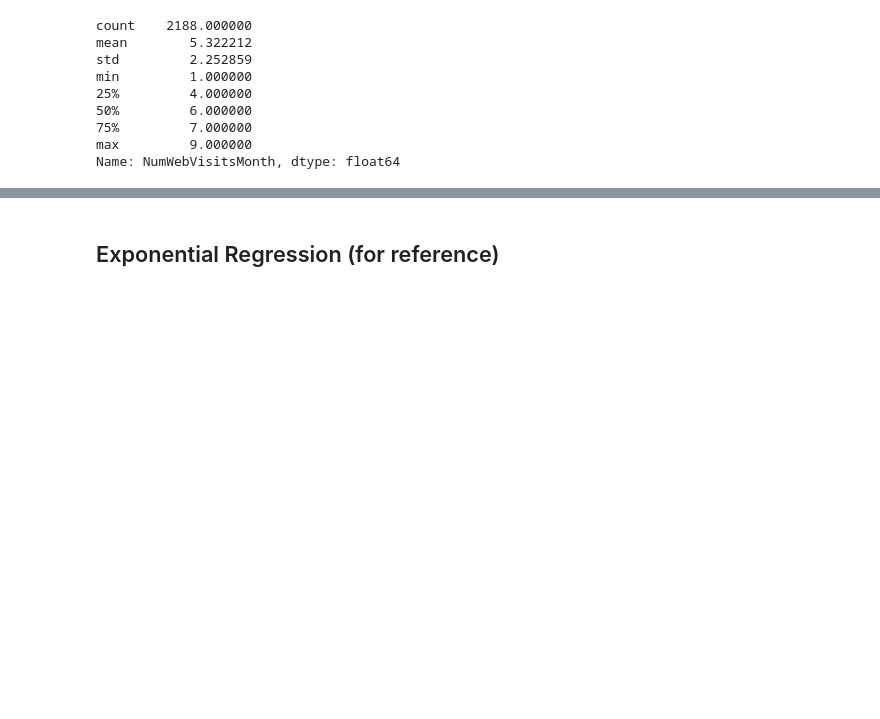
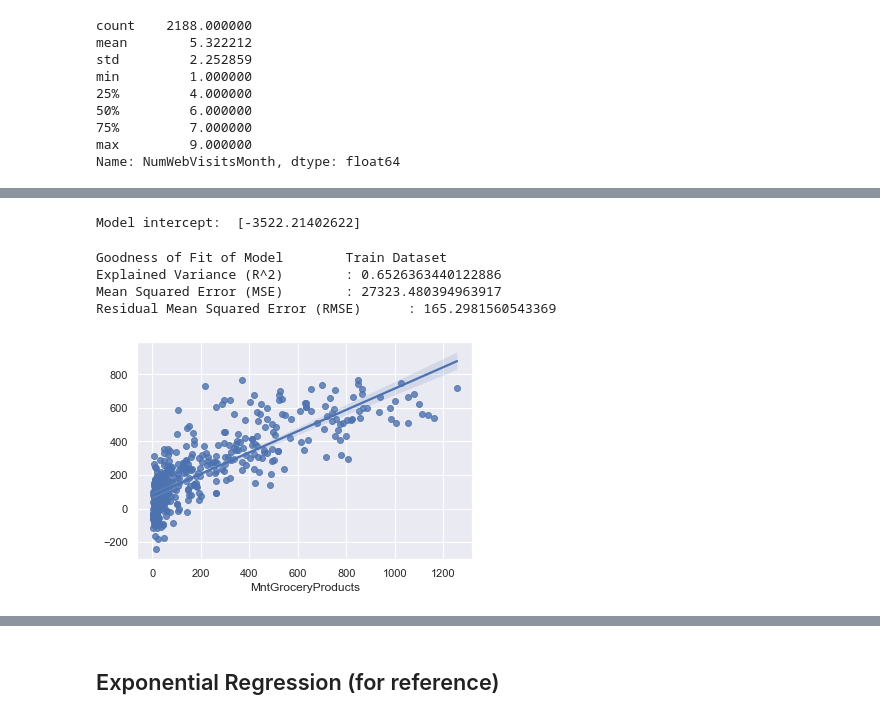
Before and after one commit to BoonHianLim/SC1015-Customer-Personality-Analysis, a Jupyter notebook: Data-Linear-Regression.ipynb, the cells around one changed output, grey strips where cells are left out. Saved outputs shown, nothing was run; the diff lists cells and outputs as text; code cells hidden in the pictures; blank space fills up the shorter version.

```diff
--- a/Data-Linear-Regression.ipynb
+++ b/Data-Linear-Regression.ipynb
@@ -1674,0 +1607,14 @@ Mean Squared Error (MSE)        : 2243.9352936551236
+# %%
+num_train = new_test_data[num_predictors]
+cat_train = encoder(new_test_data[cat_predictors])
+test_X_train = concatenator(cat_train, num_train)
+
+test_Y_train = new_test_data[response_var[0]]
+results(model, test_X_train, test_Y_train)
+# %% [output]
+Model intercept:  [-3522.21402622]
+Goodness of Fit of Model        Train Dataset
+Explained Variance (R^2)        : 0.6526363440122886
+Mean Squared Error (MSE)        : 27323.480394963917
+Residual Mean Squared Error (RMSE)      : 165.2981560543369
+[figure, added]
```
Also changed, not shown: parts of 17 cells of this notebook.
